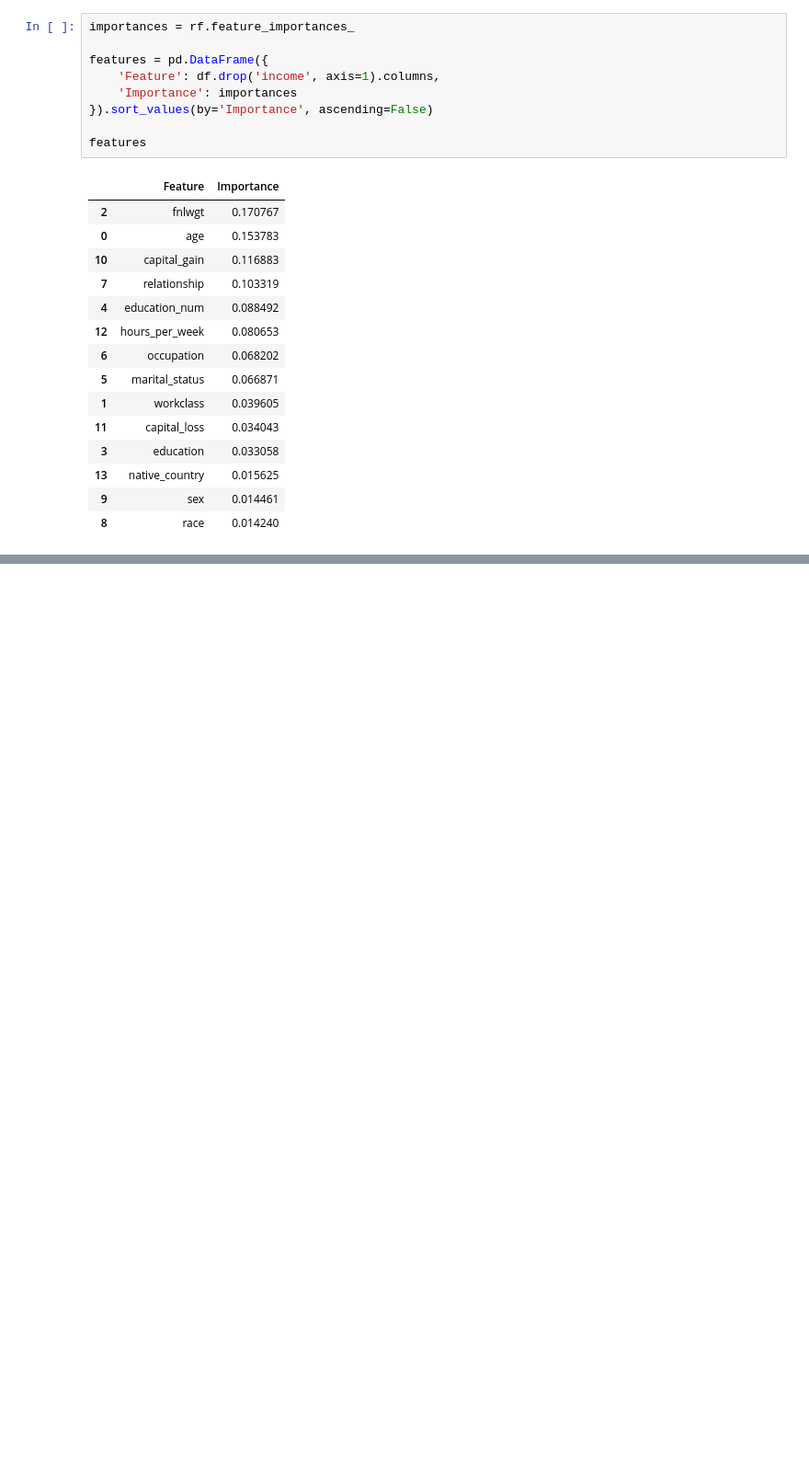
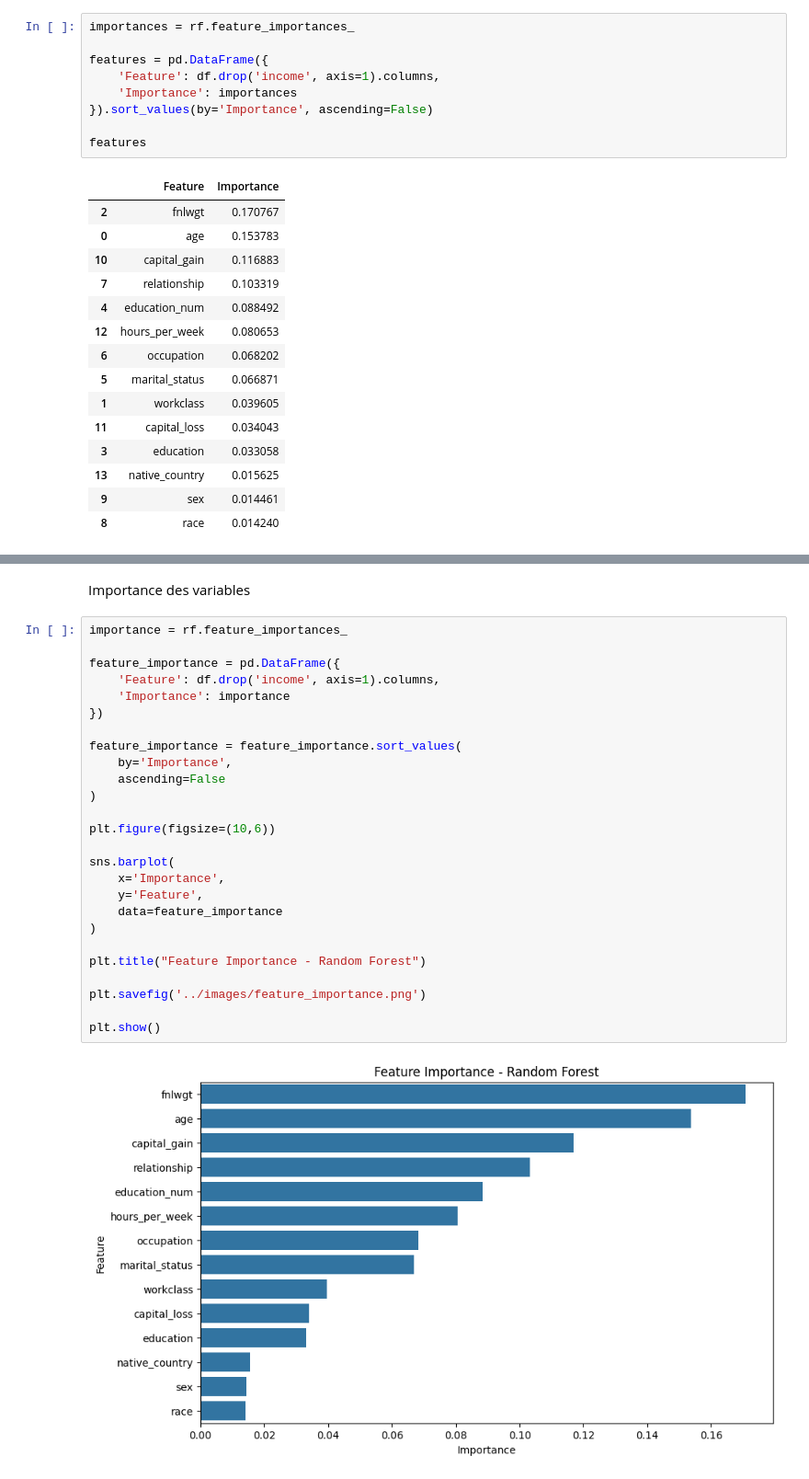
Before and after one commit to Zainab8019/ML-Adult-Income, a Jupyter notebook: notebooks/income_prediction.ipynb, the cells around one changed output, grey strips where cells are left out. Shown at 92% size. Drawn from its saved outputs; the diff is of its cells as text; blank space fills up the shorter version.

```diff
--- a/notebooks/income_prediction.ipynb
+++ b/notebooks/income_prediction.ipynb
@@ -330,0 +381,30 @@ features
+# %% [markdown]
+Importance des variables
+# %%
+importance = rf.feature_importances_
+
+feature_importance = pd.DataFrame({
+    'Feature': df.drop('income', axis=1).columns,
+    'Importance': importance
+})
+
+feature_importance = feature_importance.sort_values(
+    by='Importance',
+    ascending=False
+)
+
+plt.figure(figsize=(10,6))
+
+sns.barplot(
+    x='Importance',
+    y='Feature',
+    data=feature_importance
+)
+
+plt.title("Feature Importance - Random Forest")
+
+plt.savefig('../images/feature_importance.png')
+
+plt.show()
+# %% [output]
+[figure, added]
```
Also changed, not shown: parts of 18 cells of this notebook.
